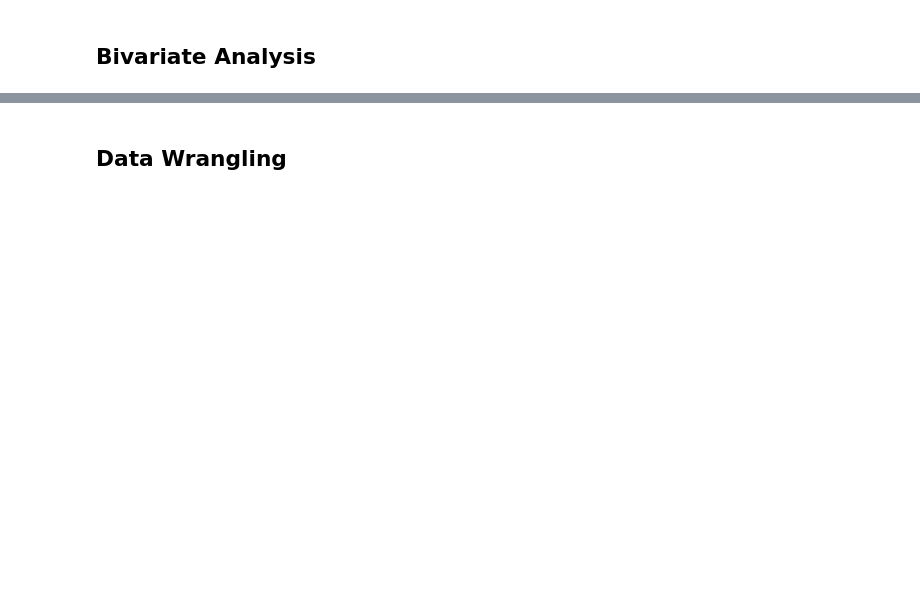
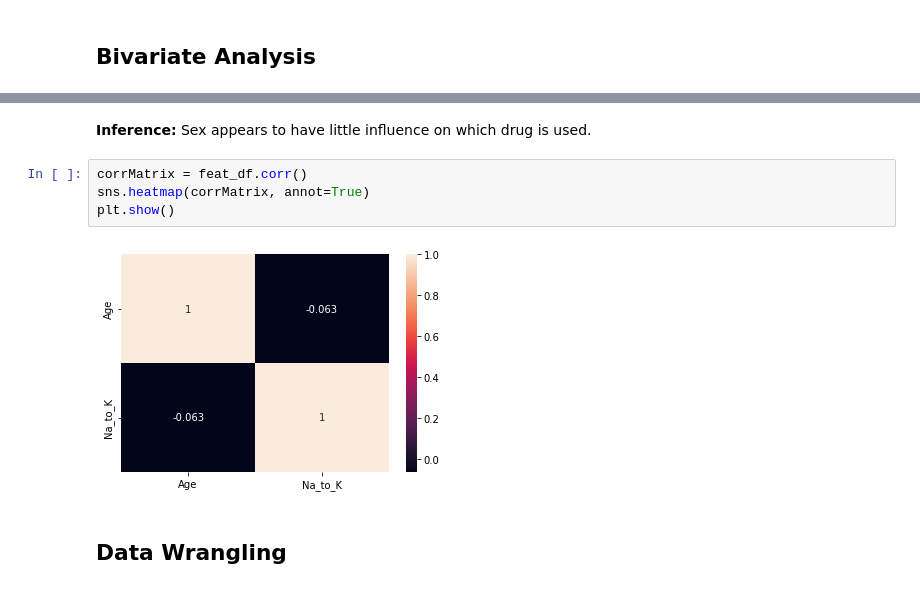
Before and after one commit to andydaehn/Drug_Classification, a Jupyter notebook: Drug_Classify.ipynb, the cells around one changed output, grey strips where cells are left out. Drawn from its saved outputs; the diff is of its cells as text; blank space fills up the shorter version.

```diff
--- a/Drug_Classify.ipynb
+++ b/Drug_Classify.ipynb
@@ -148,3 +140,11 @@ for col in categorical_cols:
+# %% [markdown]
+**Inference:** Sex appears to have little influence on which drug is used.
+# %%
+corrMatrix = feat_df.corr()
+sns.heatmap(corrMatrix, annot=True)
+plt.show()
+# %% [output]
+[figure, added]
 # %% [markdown]
 ## Data Wrangling
 # %% [markdown]
```
Also changed, not shown: parts of 28 cells of this notebook.
